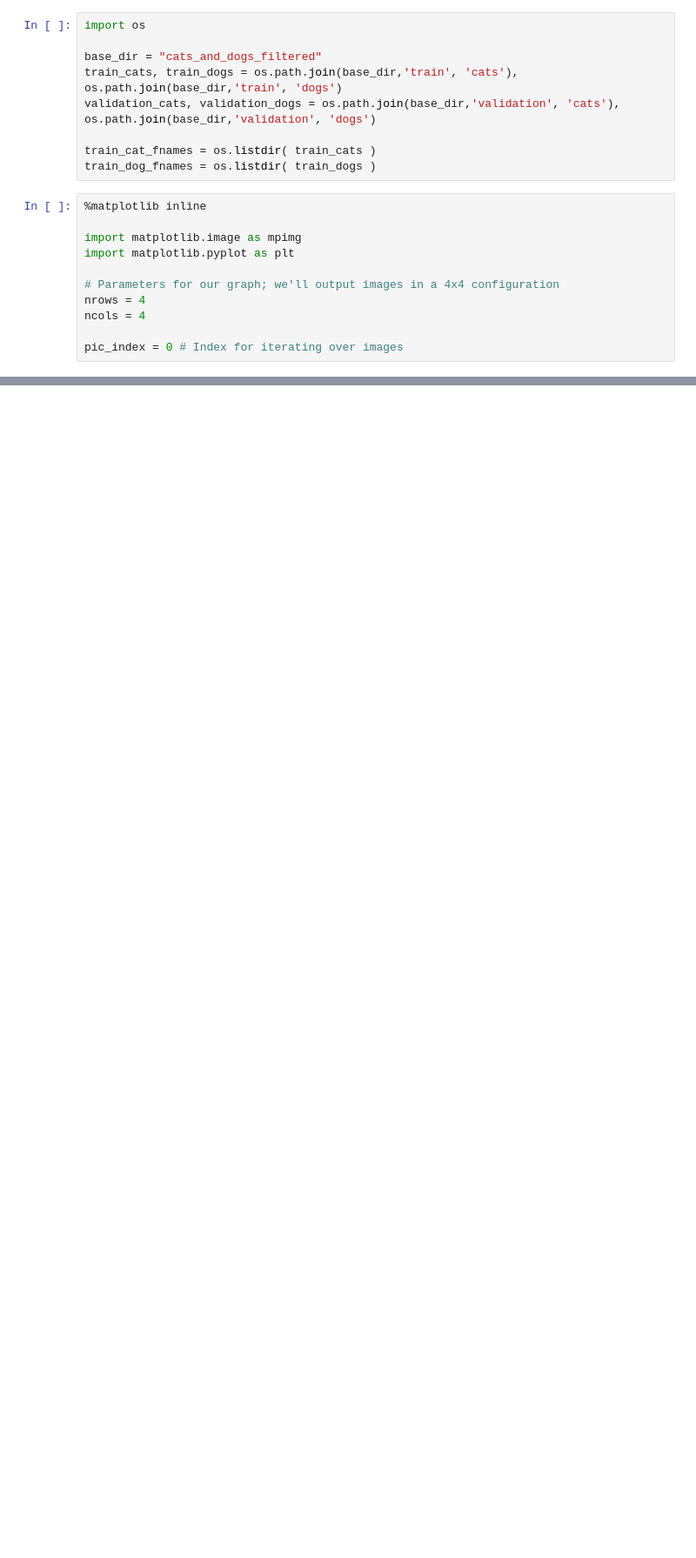
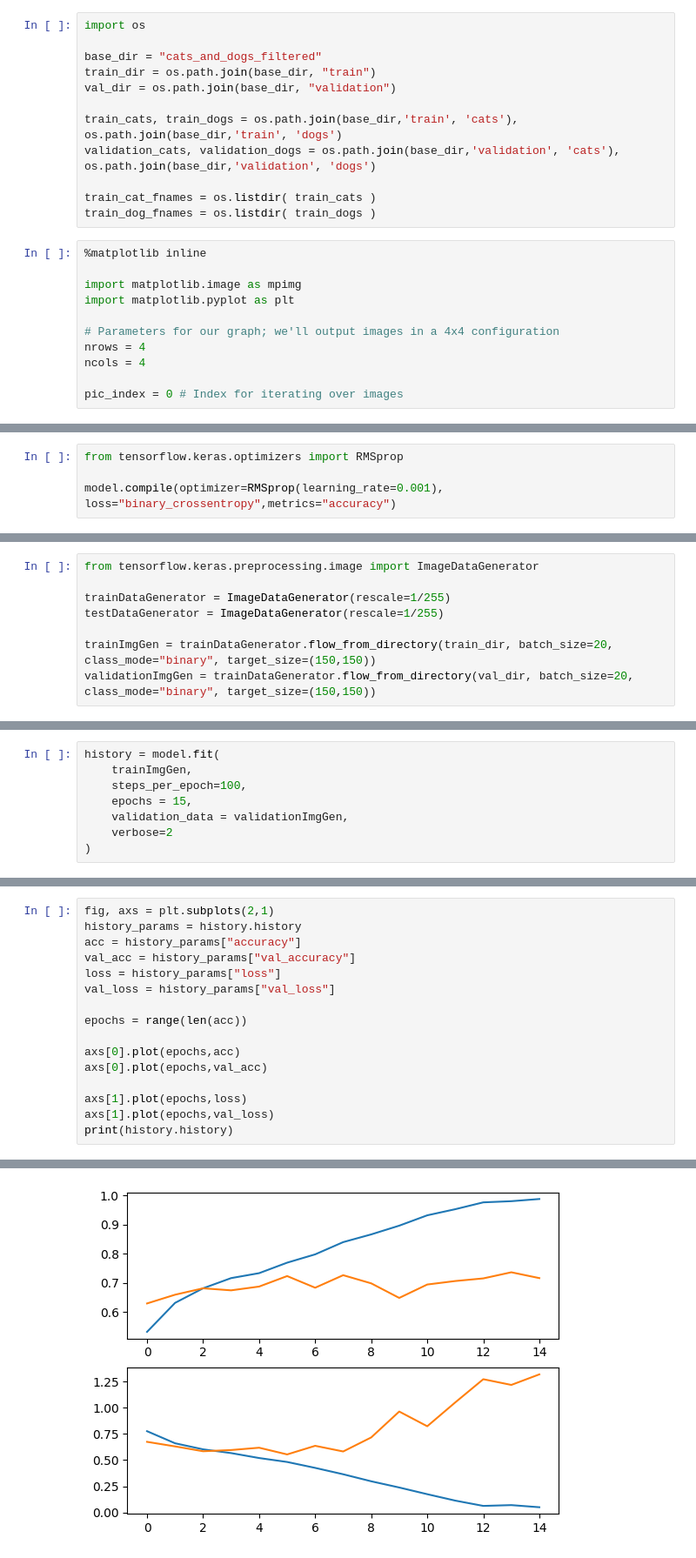
Before and after one commit to rvargas42/TensorFlow_DeepLearningAI_Course, a Jupyter notebook: C2/C2_W1_Lab1_Cats_vs_Dogs_CNN.ipynb, the cells around one changed output, grey strips where cells are left out. Shown at 87% size. Cells and saved outputs as stored; diff of their text form; blank space fills up the shorter version.

```diff
--- a/C2/C2_W1_Lab1_Cats_vs_Dogs_CNN.ipynb
+++ b/C2/C2_W1_Lab1_Cats_vs_Dogs_CNN.ipynb
@@ -26,6 +28,9 @@ ref.close()
 import os
 
 base_dir = "cats_and_dogs_filtered"
+train_dir = os.path.join(base_dir, "train")
+val_dir = os.path.join(base_dir, "validation")
+
 train_cats, train_dogs = os.path.join(base_dir,'train', 'cats'), os.path.join(base_dir,'train', 'dogs')
 validation_cats, validation_dogs = os.path.join(base_dir,'validation', 'cats'), os.path.join(base_dir,'validation', 'dogs')
 
@@ -70,0 +120,4 @@ plt.show()
+# %%
+from tensorflow.keras.optimizers import RMSprop
+
+model.compile(optimizer=RMSprop(learning_rate=0.001), loss="binary_crossentropy",metrics="accuracy")
@@ -70,0 +126,8 @@ plt.show()
+# %%
+from tensorflow.keras.preprocessing.image import ImageDataGenerator
+
+trainDataGenerator = ImageDataGenerator(rescale=1/255)
+testDataGenerator = ImageDataGenerator(rescale=1/255)
+
+trainImgGen = trainDataGenerator.flow_from_directory(train_dir, batch_size=20, class_mode="binary", target_size=(150,150))
+validationImgGen = trainDataGenerator.flow_from_directory(val_dir, batch_size=20, class_mode="binary", target_size=(150,150))
@@ -70,0 +139,8 @@ plt.show()
+# %%
+history = model.fit(
+    trainImgGen,
+    steps_per_epoch=100,
+    epochs = 15,
+    validation_data = validationImgGen,
+    verbose=2
+)
@@ -70,0 +165,17 @@ plt.show()
+# %%
+fig, axs = plt.subplots(2,1)
+history_params = history.history
+acc = history_params["accuracy"]
+val_acc = history_params["val_accuracy"]
+loss = history_params["loss"]
+val_loss = history_params["val_loss"]
+
+epochs = range(len(acc))
+
+axs[0].plot(epochs,acc)
+axs[0].plot(epochs,val_acc)
+
+axs[1].plot(epochs,loss)
+axs[1].plot(epochs,val_loss)
+print(history.history)
+# %% [output]
@@ -70,0 +183 @@ plt.show()
+[figure, added]
```
Also changed, not shown: parts of 17 cells of this notebook.
